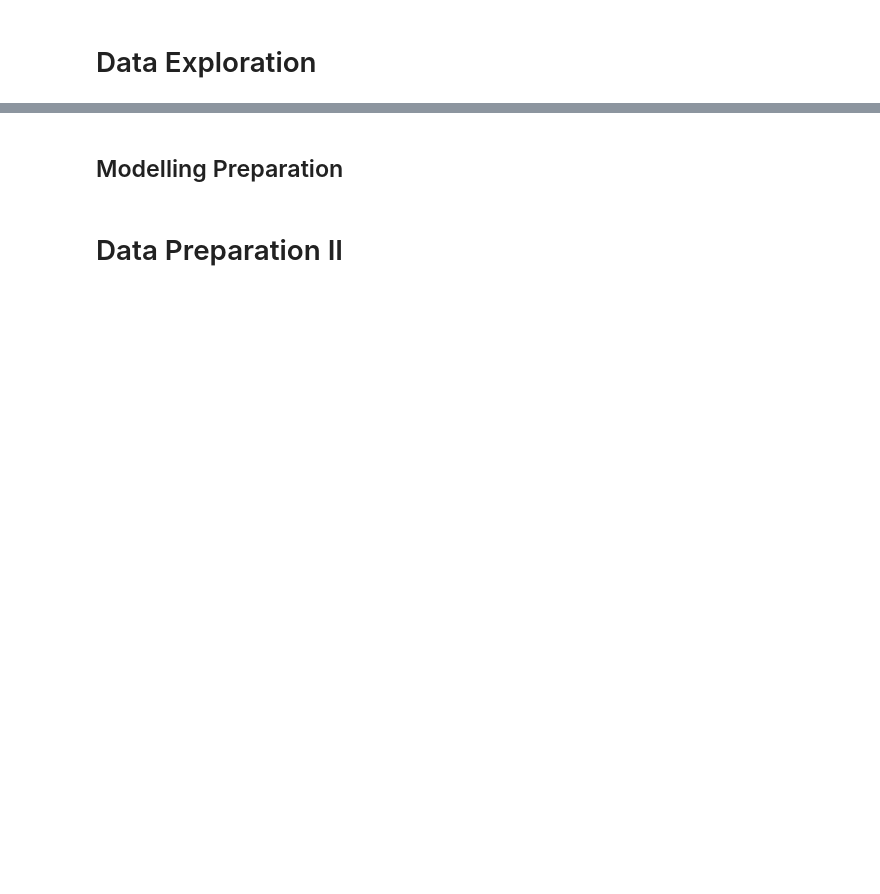
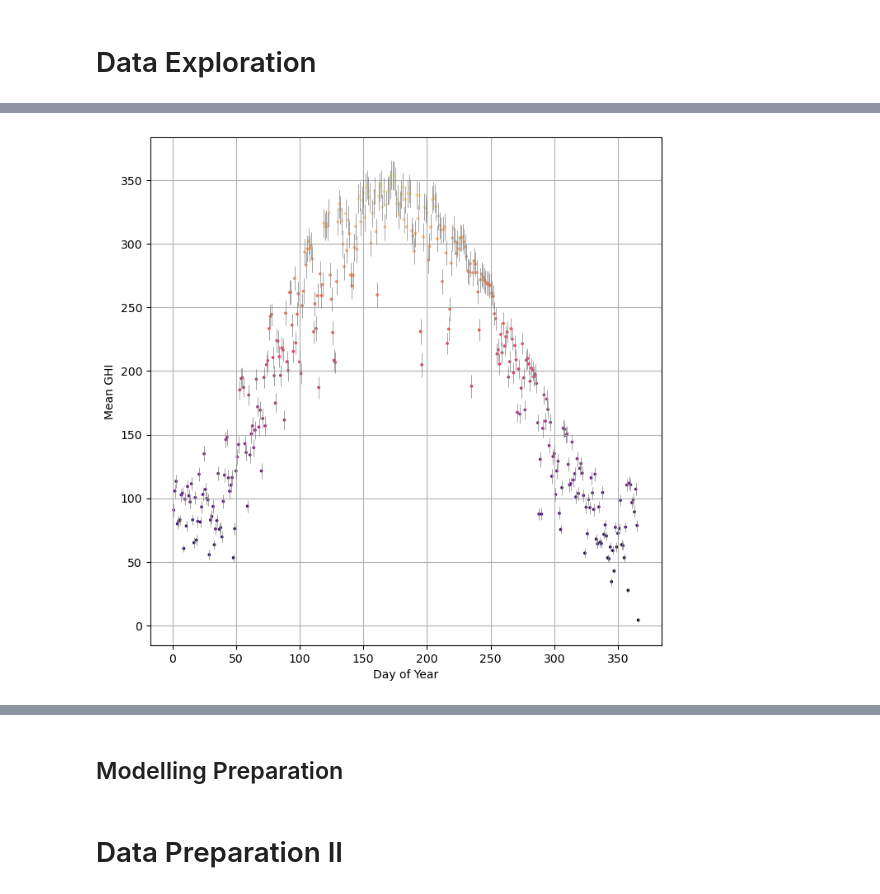
Before and after one commit to vb690/ghi_forecast, a Jupyter notebook: forecast.ipynb, the cells around one changed output, grey strips where cells are left out. Cells and saved outputs as stored; diff of their text form; code cells hidden in the pictures; blank space fills up the shorter version.

```diff
--- a/forecast.ipynb
+++ b/forecast.ipynb
@@ -17,6 +18,3 @@ from modules.models.baselines import static_stat_forecast, rolling_stat_forecast
 from modules.diagnostics.visualizers import visualize_forecast_horizon_accuracy
 from modules.diagnostics.metrics import compute_rmse
 from modules.data_handling.data_splitters import split_time_series_df, tabularize_time_series
-# %%
-x = np.arange(10)
-np.array_split(x, 3)
@@ -61,0 +158,34 @@ saletllite_df = pd.read_csv(os.path.join(DATA_FOLDER, SATELLITE_FILE), header=No
+# %%
+dayly_stats = (
+    ghi_df
+    .groupby("day_year")
+    .agg(
+        mean=("ghi", "mean"),
+        std_err_mean=("ghi", lambda x: sem(x))
+    )
+    .reset_index()
+
+)
+
+plt.figure(figsize=(8, 8))
+plt.scatter(
+    x=dayly_stats["day_year"].values,
+    y=dayly_stats["mean"].values,
+    s=3,
+    c=dayly_stats["mean"].values,
+    cmap="magma"
+)
+plt.errorbar(
+    x=dayly_stats["day_year"].values,
+    y=dayly_stats["mean"].values,
+    yerr=dayly_stats["std_err_mean"].values * 1.96,
+    linewidth=0.5,
+    ls='none',
+    c="grey"
+
+)
+plt.ylabel("Mean GHI")
+plt.xlabel("Day of Year")
+plt.grid()
+# %% [output]
+[figure, added]
```
Also changed, not shown: parts of 22 cells of this notebook, 1 other file.
